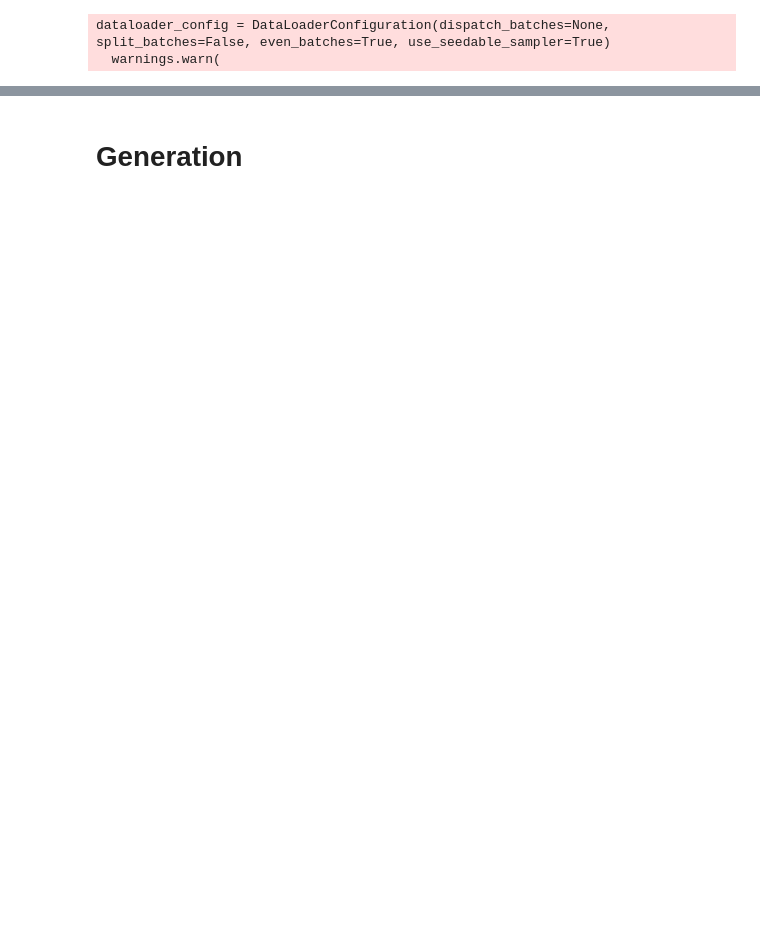
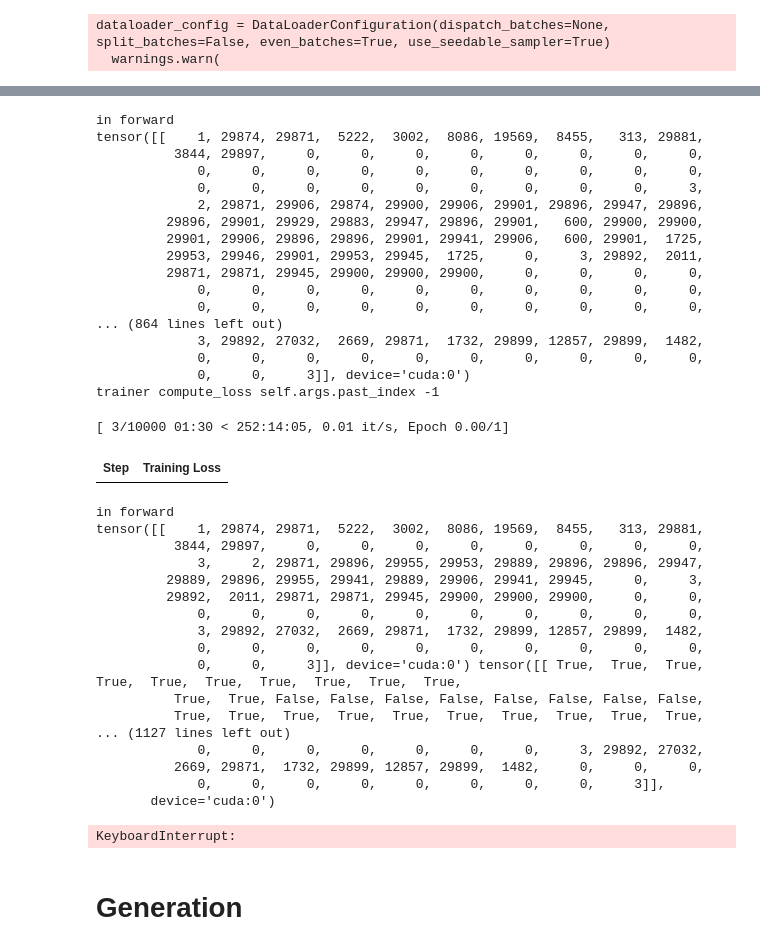
Before and after one commit to soCromp/llama_qlora, a Jupyter notebook: qlorasample.ipynb, the cells around one changed output, grey strips where cells are left out. Cells and saved outputs as stored; diff of their text form; code cells hidden in the pictures; blank space fills up the shorter version.

Commit message:
train works, gen in progress

```diff
--- a/qlorasample.ipynb
+++ b/qlorasample.ipynb
@@ -59,7 +60,8 @@ The installed version of bitsandbytes was compiled without GPU support. 8-bit op
 # %%
 argdict = {
-  'model_name_or_path' : '/mnt/data/sonia/ckpts/clozehead/checkpoint-60', #'./mhllama',
-  'num_heads' : 4,
+  'model_name_or_path' : '/mnt/data/sonia/ckpts/clozehead/checkpoint-10', #'./mhllama',
+  'num_heads' : 5,
+  'max_column_len': 20,
   'data_seed' : 42 ,
   'do_eval': True,
   'eval_dataset_size' : 5 ,
@@ -110,11 +111,6 @@ Adding special tokens.
 adding LoRA modules...
 ['base_layer']
 loaded model
-# %%
-tokenizer = AutoTokenizer.from_pretrained('/mnt/data/zoo/llama2/llama2-7b-hf/',
-        padding_side="right",
-        use_fast=False, # Fast tokenizer giving issues.
-        )
 # %%
 data_module = make_data_module(tokenizer=tokenizer, args=args)
 collator = data_module['data_collator']
@@ -194,5 +149,45 @@ in get_heads_logits, hidden states torch.Size([1, 72, 4096])
 # %%
 trainer.model.set_trace(True)
+# %%
+trainer.train()
+# %% [output]
+in forward
+tensor([[    1, 29874, 29871,  5222,  3002,  8086, 19569,  8455,   313, 29881,
+          3844, 29897,     0,     0,     0,     0,     0,     0,     0,     0,
+             0,     0,     0,     0,     0,     0,     0,     0,     0,     0,
+             0,     0,     0,     0,     0,     0,     0,     0,     0,     3,
+             2, 29871, 29906, 29874, 29900, 29906, 29901, 29896, 29947, 29896,
+         29896, 29901, 29929, 29883, 29947, 29896, 29901,   600, 29900, 29900,
+         29901, 29906, 29896, 29896, 29901, 29941, 29906,   600, 29901,  1725,
+         29953, 29946, 29901, 29953, 29945,  1725,     0,     3, 29892,  2011,
+         29871, 29871, 29945, 29900, 29900, 29900,     0,     0,     0,     0,
+             0,     0,     0,     0,     0,     0,     0,     0,     0,     0,
+             0,     0,     0,     0,     0,     0,     0,     0,     0,     0,
+... (864 lines left out)
+             3, 29892, 27032,  2669, 29871,  1732, 29899, 12857, 29899,  1482,
+             0,     0,     0,     0,     0,     0,     0,     0,     0,     0,
+             0,     0,     3]], device='cuda:0')
+trainer compute_loss self.args.past_index -1
+[ 3/10000 01:30 < 252:14:05, 0.01 it/s, Epoch 0.00/1]
+| Step | Training Loss |
+in forward
+tensor([[    1, 29874, 29871,  5222,  3002,  8086, 19569,  8455,   313, 29881,
+          3844, 29897,     0,     0,     0,     0,     0,     0,     0,     0,
+             3,     2, 29871, 29896, 29955, 29953, 29889, 29896, 29896, 29947,
+         29889, 29896, 29955, 29941, 29889, 29906, 29941, 29945,     0,     3,
+         29892,  2011, 29871, 29871, 29945, 29900, 29900, 29900,     0,     0,
+             0,     0,     0,     0,     0,     0,     0,     0,     0,     0,
+             3, 29892, 27032,  2669, 29871,  1732, 29899, 12857, 29899,  1482,
+             0,     0,     0,     0,     0,     0,     0,     0,     0,     0,
+             0,     0,     3]], device='cuda:0') tensor([[ True,  True,  True,  True,  True,  True,  True,  True,  True,  True,
+          True,  True, False, False, False, False, False, False, False, False,
+          True,  True,  True,  True,  True,  True,  True,  True,  True,  True,
+... (1127 lines left out)
+             0,     0,     0,     0,     0,     0,     0,     3, 29892, 27032,
+          2669, 29871,  1732, 29899, 12857, 29899,  1482,     0,     0,     0,
+             0,     0,     0,     0,     0,     0,     0,     0,     3]],
+       device='cuda:0')
+KeyboardInterrupt:
 # %% [markdown]
 # Generation
 # %%
```
Also changed, not shown: parts of 10 cells of this notebook, 3 other files.
